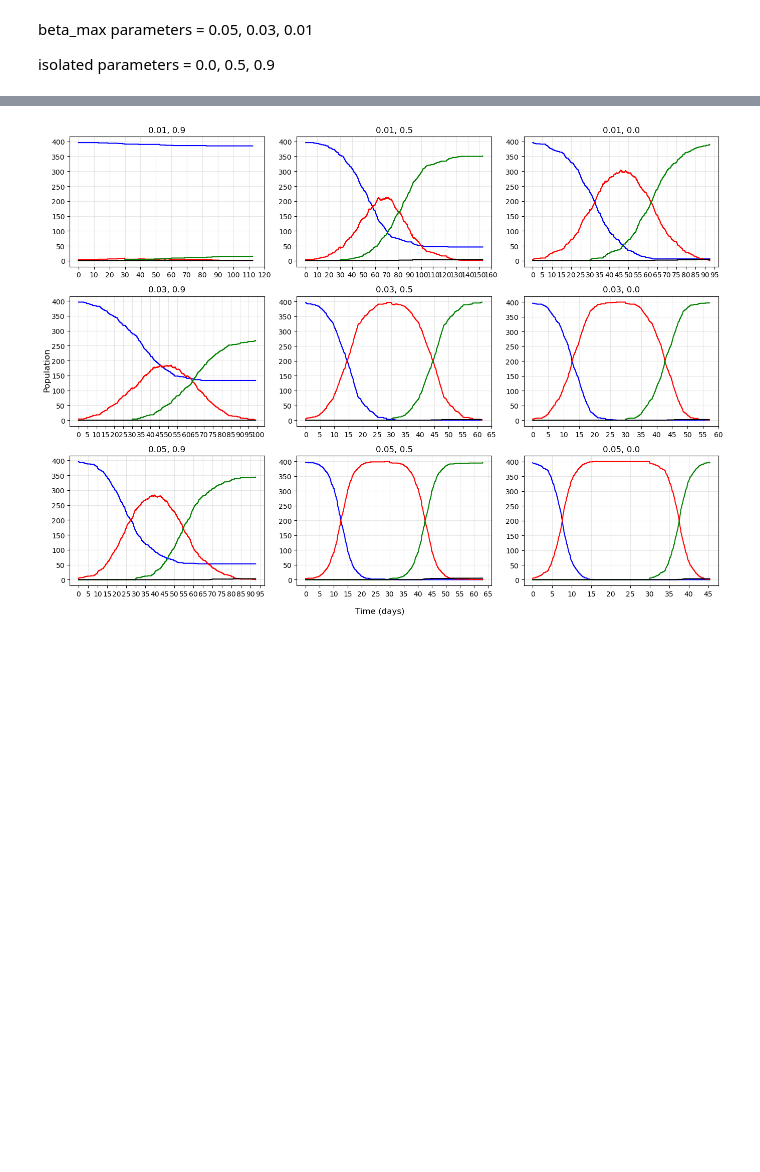
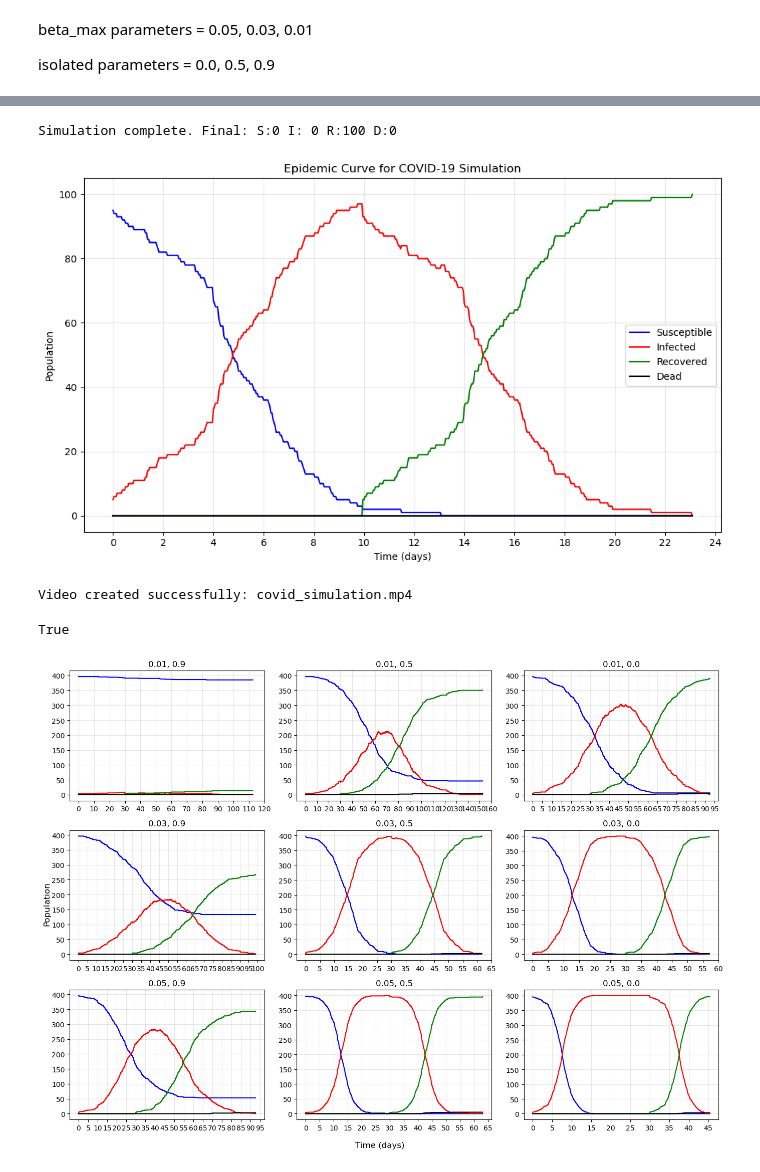
Before and after one commit to ShawnChen09/103-02-MSSB-assignments, a Jupyter notebook: HW4/covid_sir_model/main.ipynb, the cells around one changed output, grey strips where cells are left out. Cells and saved outputs as stored; diff of their text form; code cells hidden in the pictures; blank space fills up the shorter version.

Commit message:
Add the create_video feature

```diff
--- a/HW4/covid_sir_model/main.ipynb
+++ b/HW4/covid_sir_model/main.ipynb
@@ -10,3 +13,18 @@ from visualization import combine_plot_results
+# %%
+history = run_simulation(infect_prob=0.4, isolated=0.0, save_frames=True)
+# %% [output]
+Simulation complete. Final: S:0 I: 0 R:100 D:0
+# %%
+plot_results(history)
+# %% [output]
+[figure, added]
+# %%
+create_video(
+    frames_dir="frames", output_file="covid_simulation.mp4", framerate=100
+)
+# %% [output]
+Video created successfully: covid_simulation.mp4
+True
 # %%
 infect_prob = [0.01, 0.03, 0.05]
 isolated = [0.9, 0.5, 0.0]
```
Also changed, not shown: parts of 1 cell of this notebook.
